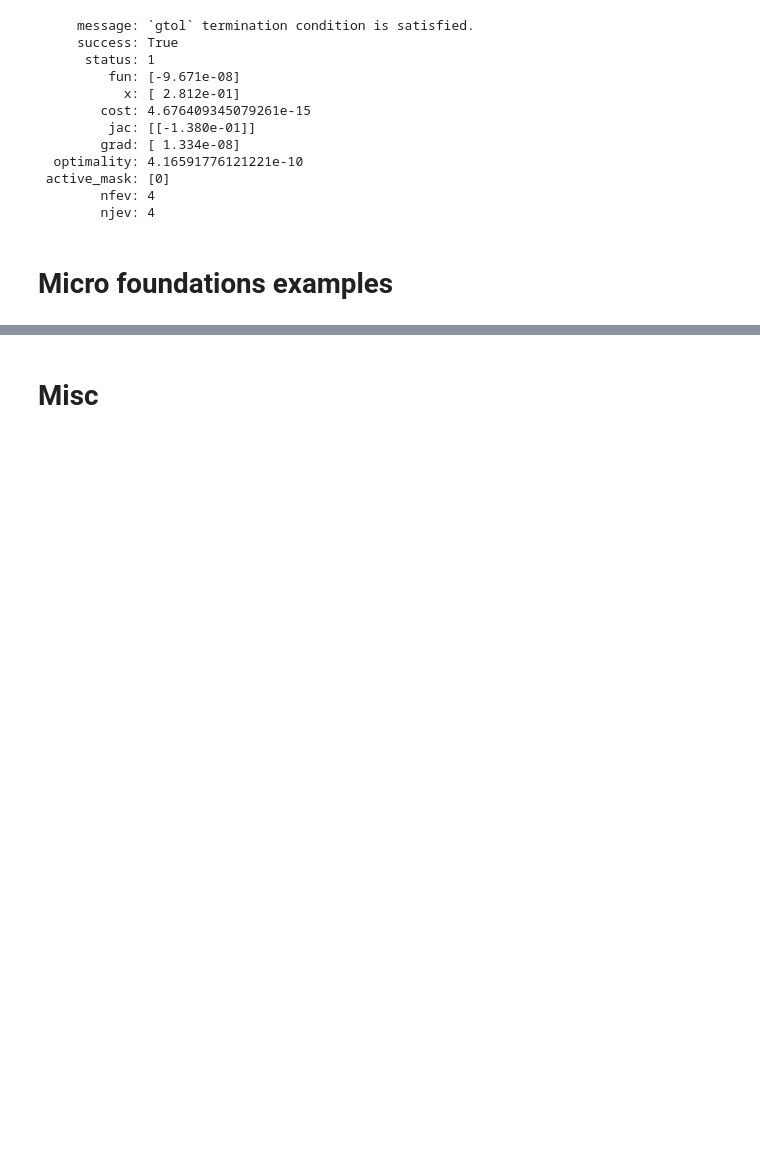
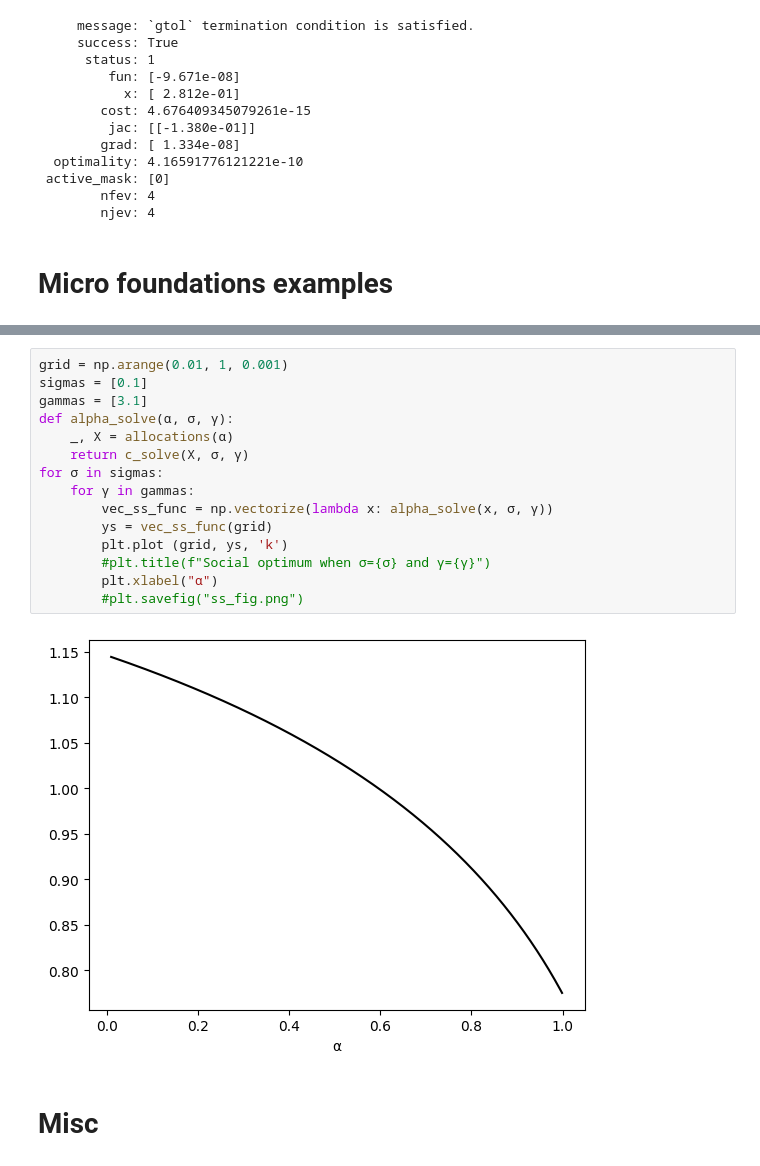
Before and after one commit to pwikman/general_equilibrium, a Jupyter notebook: notebooks/plots_n_stuff.ipynb, the cells around one changed output, grey strips where cells are left out. Drawn from its saved outputs; the diff is of its cells as text; blank space fills up the shorter version.

```diff
--- a/notebooks/plots_n_stuff.ipynb
+++ b/notebooks/plots_n_stuff.ipynb
@@ -566,3 +499,20 @@ for s in sigma:
+# %%
+grid = np.arange(0.01, 1, 0.001)
+sigmas = [0.1]
+gammas = [3.1]
+def alpha_solve(α, σ, γ):
+    _, X = allocations(α)
+    return c_solve(X, σ, γ)
+for σ in sigmas:
+    for γ in gammas:
+        vec_ss_func = np.vectorize(lambda x: alpha_solve(x, σ, γ))
+        ys = vec_ss_func(grid)
+        plt.plot (grid, ys, 'k')
+        #plt.title(f"Social optimum when σ={σ} and γ={γ}")
+        plt.xlabel("α")
+        #plt.savefig("ss_fig.png")
+# %% [output]
+[figure, added]
 # %% [markdown]
 # Misc
 # %%
```
Also changed, not shown: parts of 18 cells of this notebook.
